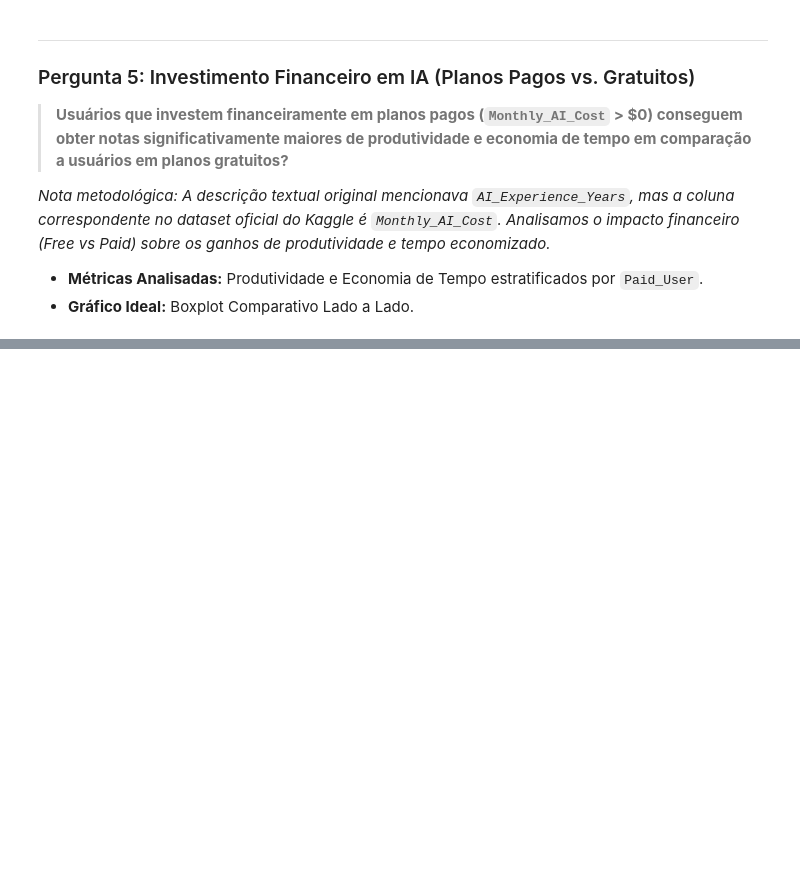
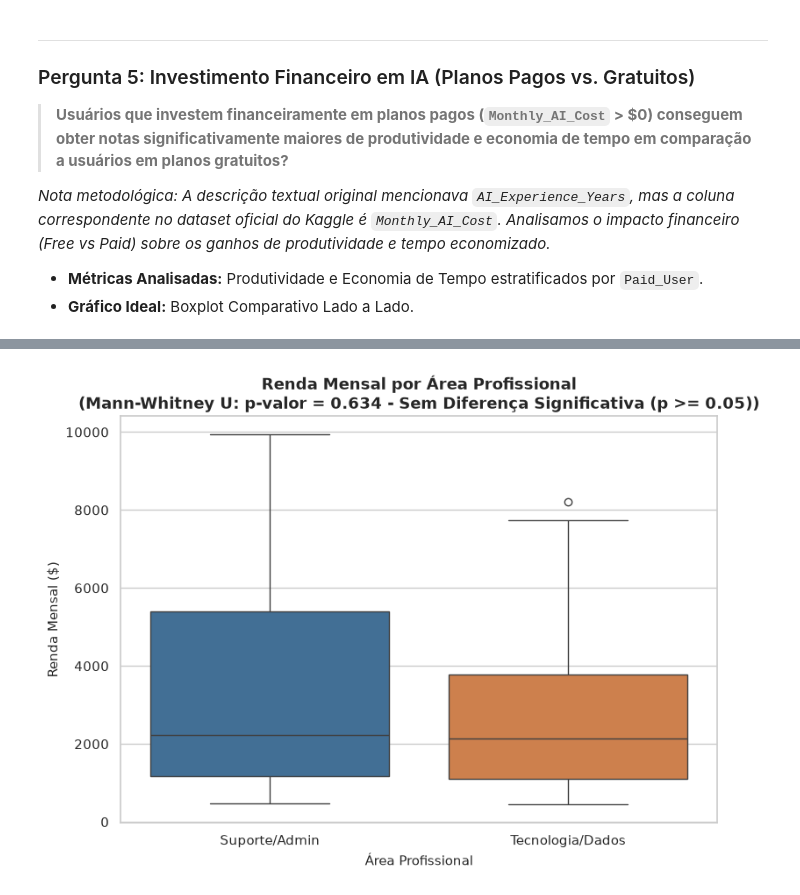
Before and after one commit to Sanak3/Proj-C11, a Jupyter notebook: notebooks/analise_projeto_c11.ipynb, the cells around one changed output, grey strips where cells are left out. Saved outputs shown, nothing was run; the diff lists cells and outputs as text; code cells hidden in the pictures; blank space fills up the shorter version.

```diff
--- a/notebooks/analise_projeto_c11.ipynb
+++ b/notebooks/analise_projeto_c11.ipynb
@@ -375,0 +484,21 @@ plt.show()
+# %%
+# Visualização gráfica - Pergunta 7
+fig, ax = plt.subplots(figsize=(8, 6))
+sns.boxplot(
+    data=dados_p7,
+    x='Area',
+    y='Monthly_Income',
+    palette=['#3470a3', '#e27c38'],
+    hue='Area',
+    legend=False,
+    ax=ax
+)
+
+sig_txt_p7 = "Diferença Significativa (p < 0.05)" if res_mwu_p7.pvalue < 0.05 else "Sem Diferença Significativa (p >= 0.05)"
+ax.set_title(f"Renda Mensal por Área Profissional\n(Mann-Whitney U: p-valor = {res_mwu_p7.pvalue:.3f} - {sig_txt_p7})", fontsize=13, fontweight='bold')
+ax.set_xlabel("Área Profissional", fontsize=11)
+ax.set_ylabel("Renda Mensal ($)", fontsize=11)
+plt.tight_layout()
+plt.show()
+# %% [output]
+[figure, added]
```
Also changed, not shown: parts of 58 cells of this notebook, 13 other files.
